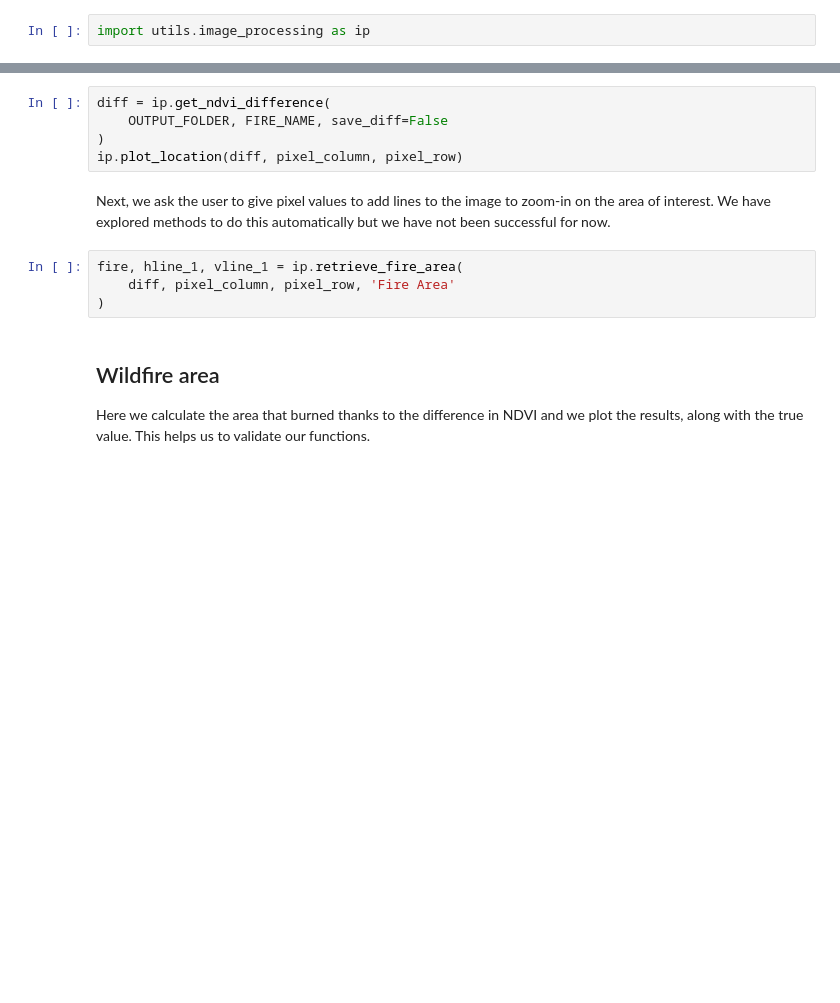
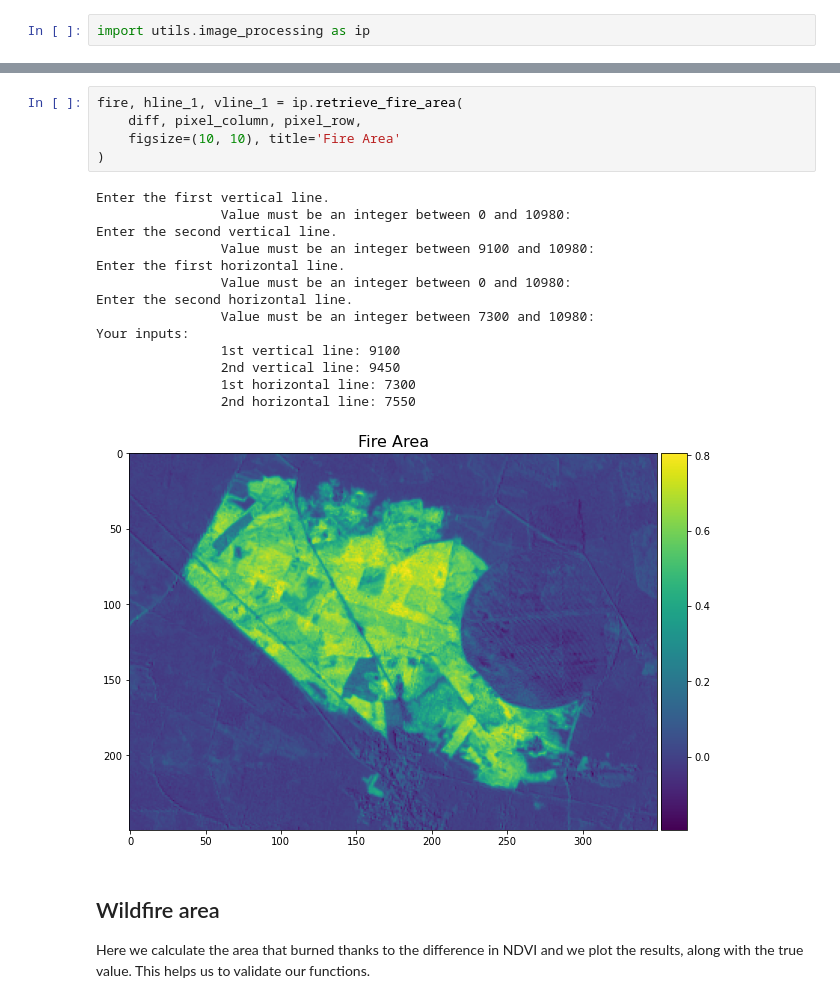
Before and after one commit to jayalabanda/projet-CNES, a Jupyter notebook: main.ipynb, the cells around one changed output, grey strips where cells are left out. Cells and saved outputs as stored; diff of their text form; blank space fills up the shorter version.

```diff
--- a/main.ipynb
+++ b/main.ipynb
@@ -171,14 +188,23 @@ print(f'The fire is located at pixels ({pixel_column}, {pixel_row}).\n')
-# %%
-diff = ip.get_ndvi_difference(
-    OUTPUT_FOLDER, FIRE_NAME, save_diff=False
-)
-ip.plot_location(diff, pixel_column, pixel_row)
-# %% [markdown]
-Next, we ask the user to give pixel values to add lines to the image to zoom-in on the area of interest. We have explored methods to do this automatically but we have not been successful for now.
 # %%
 fire, hline_1, vline_1 = ip.retrieve_fire_area(
-    diff, pixel_column, pixel_row, 'Fire Area'
+    diff, pixel_column, pixel_row,
+    figsize=(10, 10), title='Fire Area'
 )
+# %% [output]
+Enter the first vertical line.
+                Value must be an integer between 0 and 10980:
+Enter the second vertical line.
+                Value must be an integer between 9100 and 10980:
+Enter the first horizontal line.
+                Value must be an integer between 0 and 10980:
+Enter the second horizontal line.
+                Value must be an integer between 7300 and 10980:
+Your inputs:
+                1st vertical line: 9100
+                2nd vertical line: 9450
+                1st horizontal line: 7300
+                2nd horizontal line: 7550
+[figure, added]
 # %% [markdown]
 <a name="wildifre-area"></a>
 ## Wildfire area
```
Also changed, not shown: parts of 32 cells of this notebook, 6 other files.
